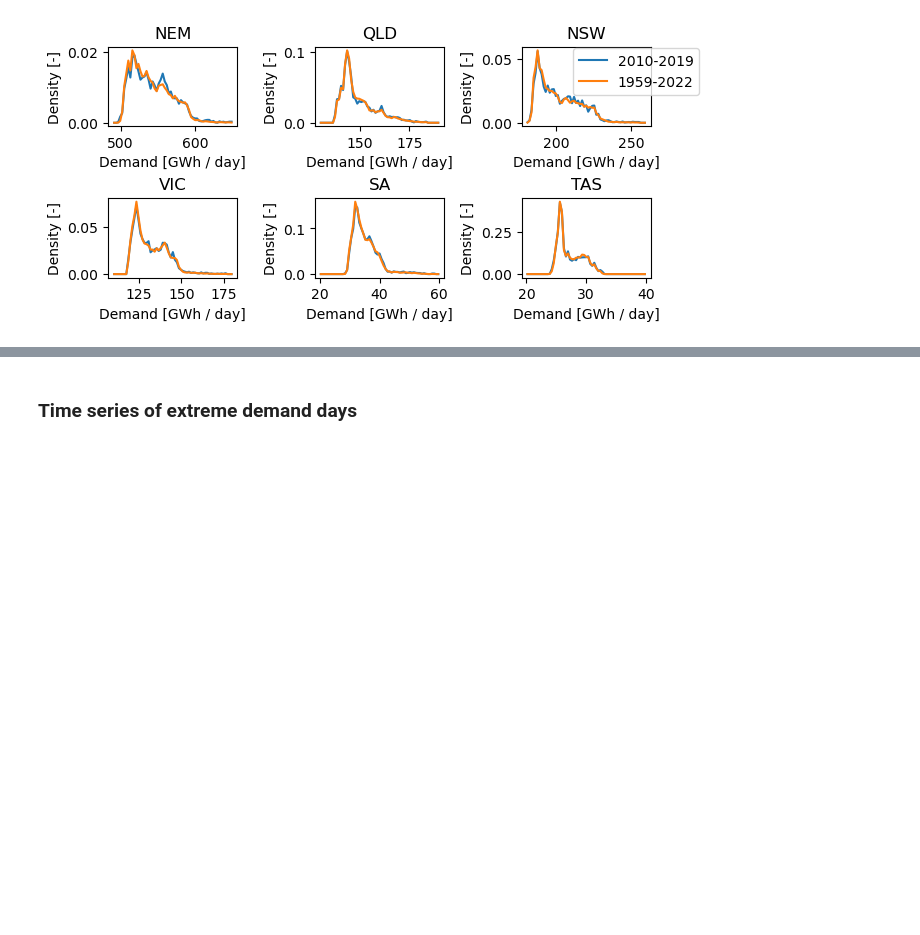
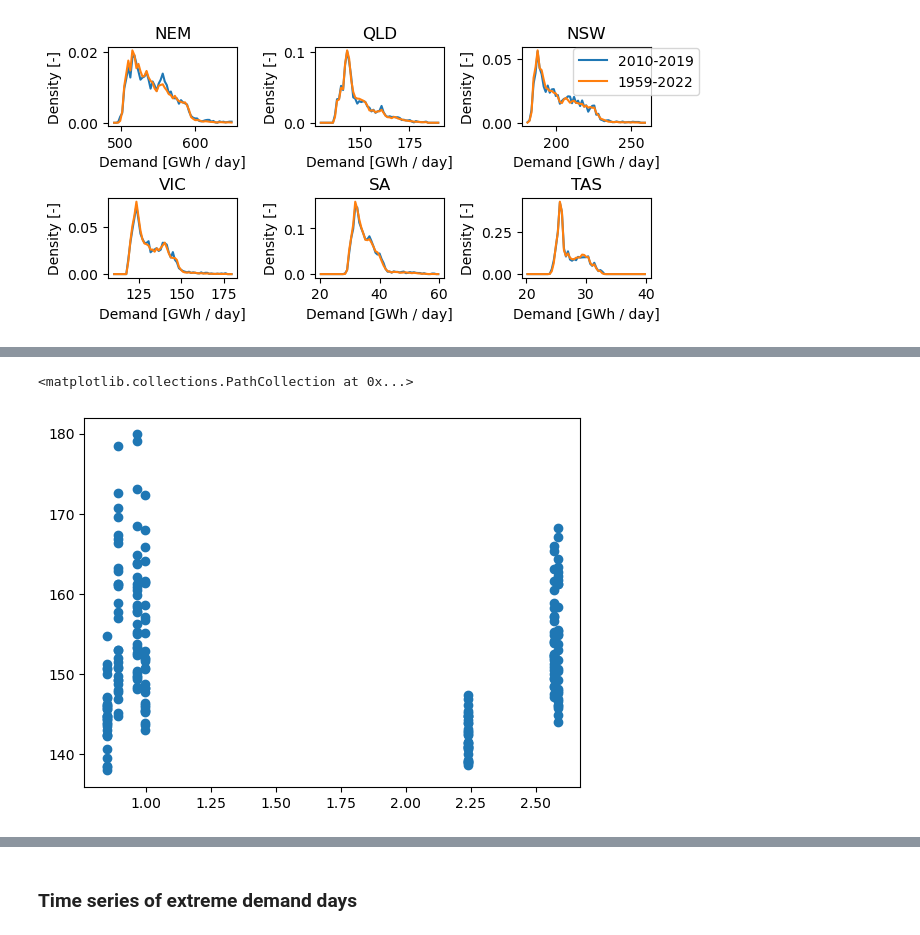
Before and after one commit to dougrichardson/demand_model, a Jupyter notebook: 17_analyse_detrended_NEM_ERA5.ipynb, the cells around one changed output, grey strips where cells are left out. Saved outputs shown, nothing was run; the diff lists cells and outputs as text; code cells hidden in the pictures; blank space fills up the shorter version.

```diff
--- a/17_analyse_detrended_NEM_ERA5.ipynb
+++ b/17_analyse_detrended_NEM_ERA5.ipynb
@@ -405,0 +469,11 @@ array(236)
+# %%
+r = "QLD"
+# %%
+y1 = sel_enso(pred_ds[r]["demand"], nino34_ond, "EN", slice("2010", "2019")).dropna("time") / 1000
+# %%
+x1 = nino34_ond.where(nino34_ond > 0.8).sel(time=slice("2010", "2019")).dropna("time")
+# %%
+plt.scatter(x1, y1)
+# %% [output]
+<matplotlib.collections.PathCollection at 0x...>
+[figure, added]
```
Also changed, not shown: parts of 26 cells of this notebook.
